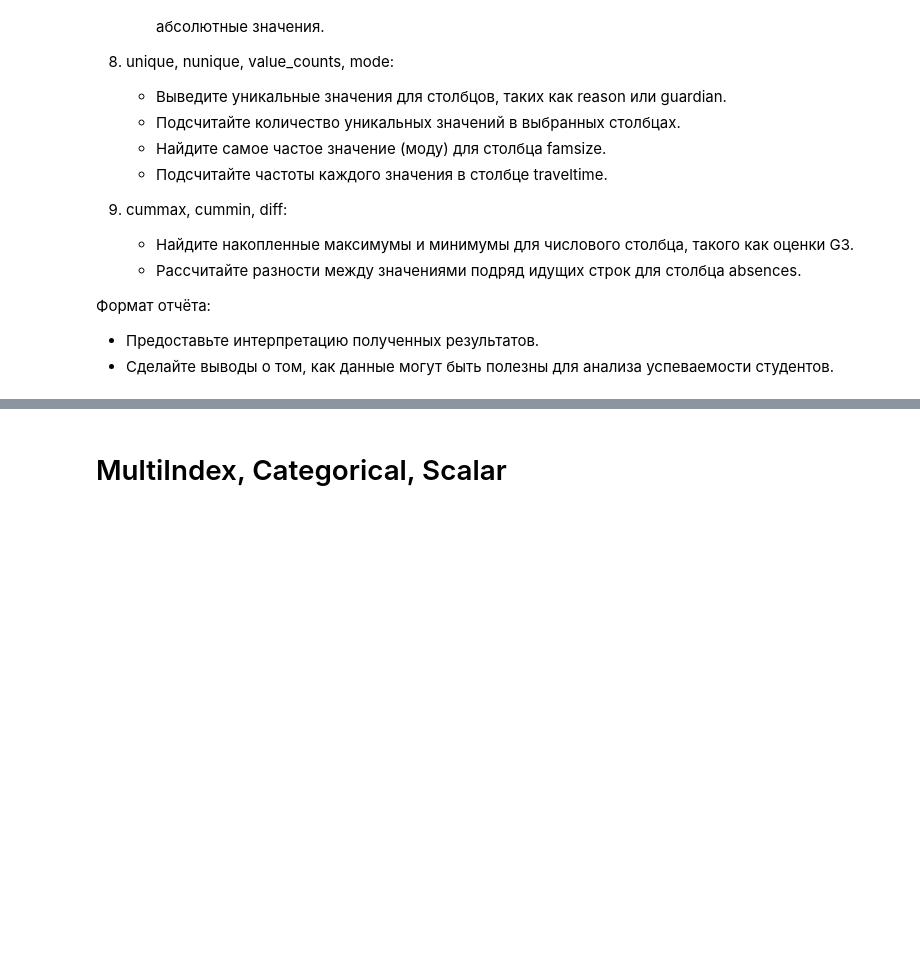
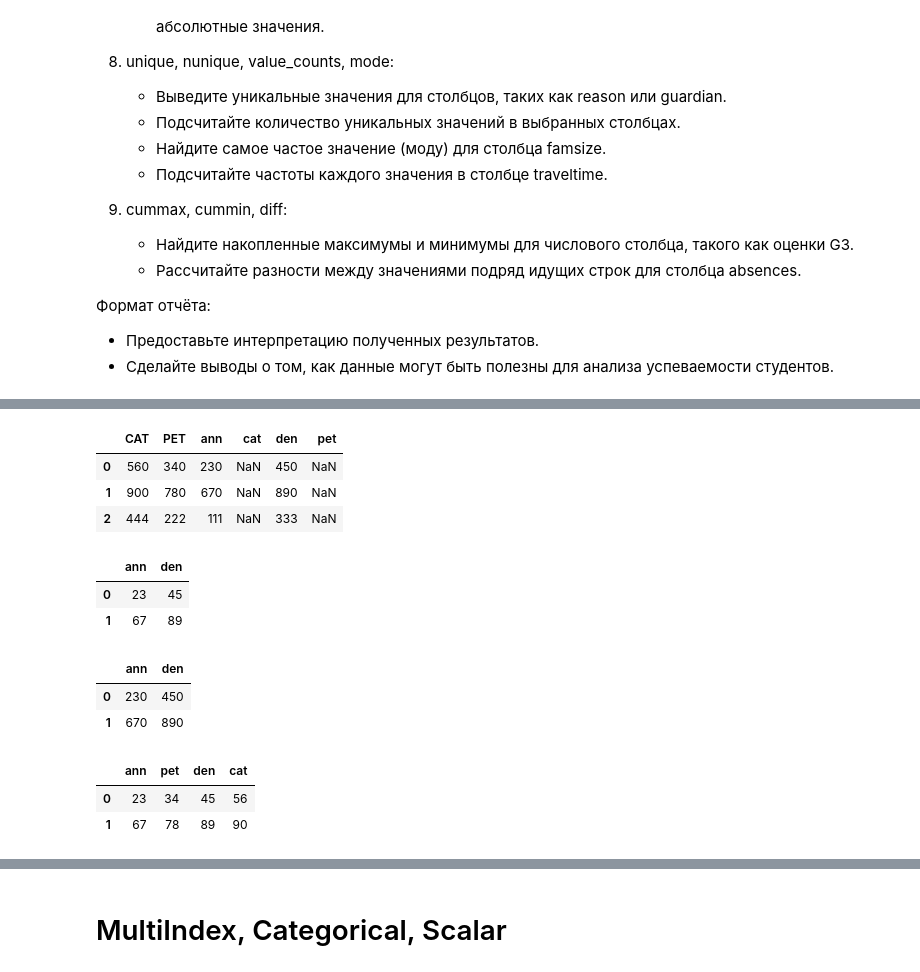
Before and after one commit to rgenius-ru/pandas_lessons, a Jupyter notebook: lessons/Pandas_for_Data_Engineering/part2_new.ipynb, the cells around one changed output, grey strips where cells are left out. Drawn from its saved outputs; the diff is of its cells as text; code cells hidden in the pictures; blank space fills up the shorter version.

```diff
--- a/lessons/Pandas_for_Data_Engineering/part2_new.ipynb
+++ b/lessons/Pandas_for_Data_Engineering/part2_new.ipynb
@@ -2977,0 +3107,7 @@ Name: count, dtype: int64
+# %%
+right
+# %% [output]
+|  | CAT | PET | ann | cat | den | pet |
+| 0 | 560 | 340 | 230 | NaN | 450 | NaN |
+| 1 | 900 | 780 | 670 | NaN | 890 | NaN |
+| 2 | 444 | 222 | 111 | NaN | 333 | NaN |
@@ -2977,0 +3116,12 @@ Name: count, dtype: int64
+# %%
+left
+# %% [output]
+|  | ann | den |
+| 0 | 23 | 45 |
+| 1 | 67 | 89 |
+# %%
+right
+# %% [output]
+|  | ann | den |
+| 0 | 230 | 450 |
+| 1 | 670 | 890 |
@@ -2977,0 +3130,6 @@ Name: count, dtype: int64
+# %%
+left
+# %% [output]
+|  | ann | pet | den | cat |
+| 0 | 23 | 34 | 45 | 56 |
+| 1 | 67 | 78 | 89 | 90 |
```
Also changed, not shown: parts of 17 cells of this notebook.
